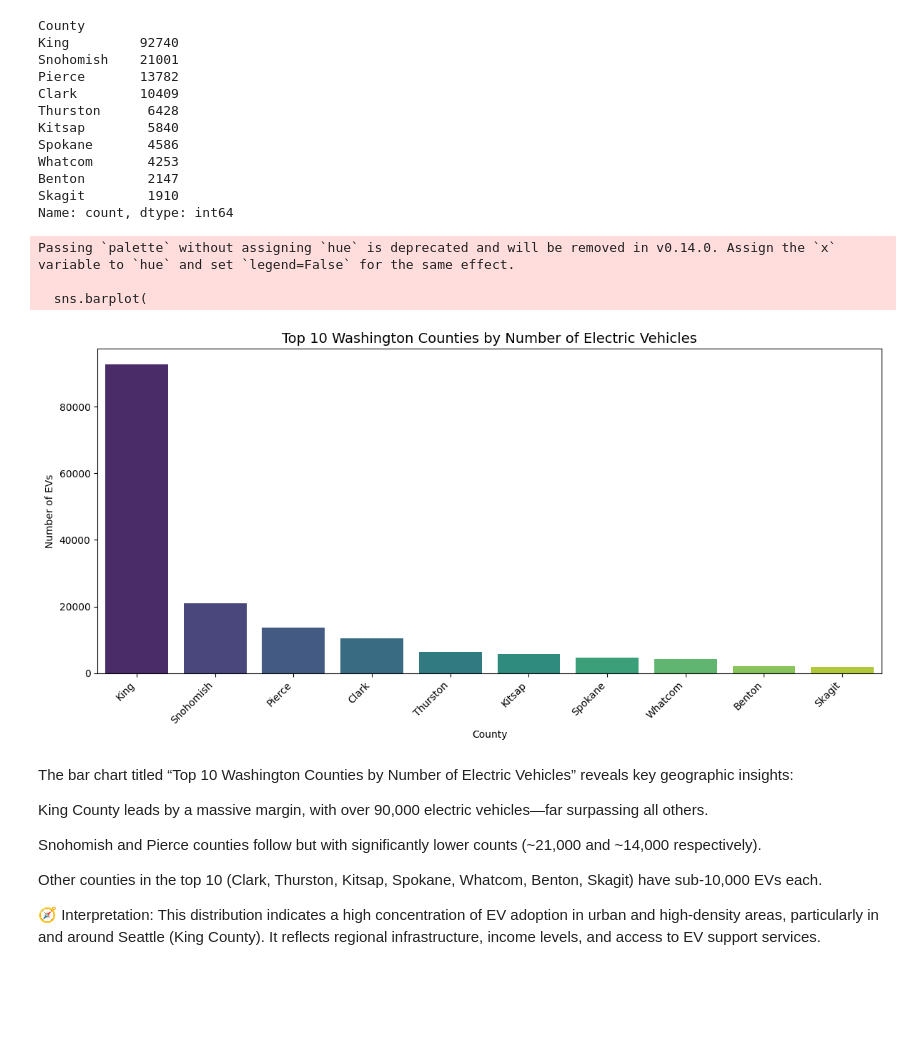
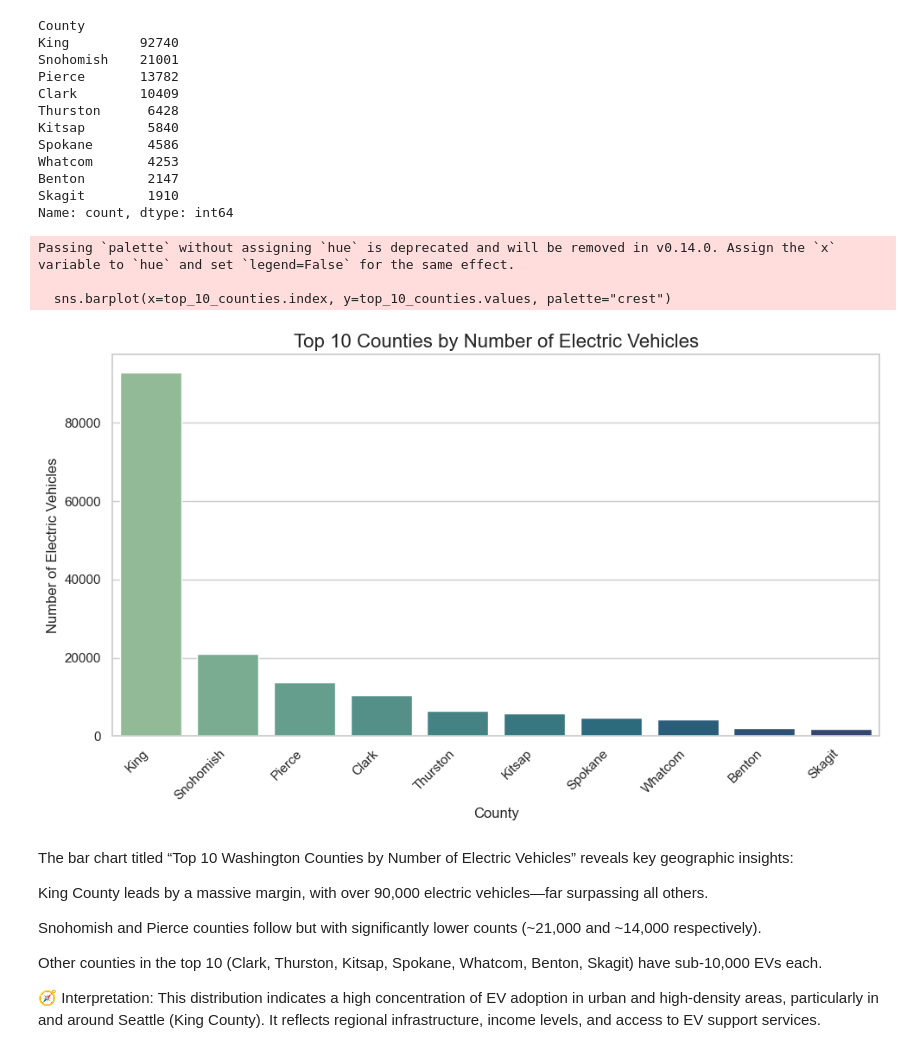
Before and after one commit to Ann-Tonina/Electric-Vehicles-population-2024-Analysis, a Jupyter notebook: EVpopulation Analysis.ipynb, the cells around one changed output. Cells and saved outputs as stored; diff of their text form; code cells hidden in the pictures; blank space fills up the shorter version.

```diff
--- a/EVpopulation Analysis.ipynb
+++ b/EVpopulation Analysis.ipynb
@@ -686,46 +686,31 @@ Whatcom       4253
 Benton        2147
 Skagit        1910
 Name: count, dtype: int64
-# %%
-# Re‑create the Series above
-top_counts = pd.Series(
-    {
-        "King": 92740,
-        "Snohomish": 21001,
-        "Pierce": 13782,
-        "Clark": 10409,
-        "Thurston": 6428,
-        "Kitsap": 5840,
-        "Spokane": 4586,
-        "Whatcom": 4253,
-        "Benton": 2147,
-        "Skagit": 1910,
-    },
-    name="EV_Count",
-)
-
-# Turn the Series into a DataFrame for seaborn
-df_plot = top_counts.reset_index().rename(columns={"index": "County"})
-
-# Draw the bar plot
-plt.figure(figsize=(12, 6))
-sns.barplot(
-    data=df_plot,
-    x="County",
-    y="EV_Count",
-    palette=sns.color_palette("viridis", len(df_plot)),  # simple sequential palette
-)
-plt.title("Top 10 Washington Counties by Number of Electric Vehicles", fontsize=14)
-plt.xlabel("County")
-plt.ylabel("Number of EVs")
-plt.xticks(rotation=45, ha="right")
-plt.tight_layout()
-plt.show()
-# %% [output]
-Passing `palette` without assigning `hue` is deprecated and will be removed in v0.14.0. Assign the `x` variable to `hue` and set `legend=False` for the same effect.
-
-  sns.barplot(
-[figure, removed]
+# %%
+# Get top 10 counties by number of EVs
+top_10_counties = df['County'].value_counts().nlargest(10)
+
+# Set style
+sns.set(style="whitegrid")
+
+# Create bar plot
+plt.figure(figsize=(10, 6))
+sns.barplot(x=top_10_counties.index, y=top_10_counties.values, palette="crest")
+
+# Customize the plot
+plt.title("Top 10 Counties by Number of Electric Vehicles", fontsize=16)
+plt.xlabel("County", fontsize=12)
+plt.ylabel("Number of Electric Vehicles", fontsize=12)
+plt.xticks(rotation=45, ha='right')
+plt.tight_layout()
+
+# Show plot
+plt.show()
+# %% [output]
+Passing `palette` without assigning `hue` is deprecated and will be removed in v0.14.0. Assign the `x` variable to `hue` and set `legend=False` for the same effect.
+
+  sns.barplot(x=top_10_counties.index, y=top_10_counties.values, palette="crest")
+[figure, added]
 # %% [markdown]
 The bar chart titled “Top 10 Washington Counties by Number of Electric Vehicles” reveals key geographic insights:
 
```
Also changed, not shown: parts of 10 cells of this notebook.
